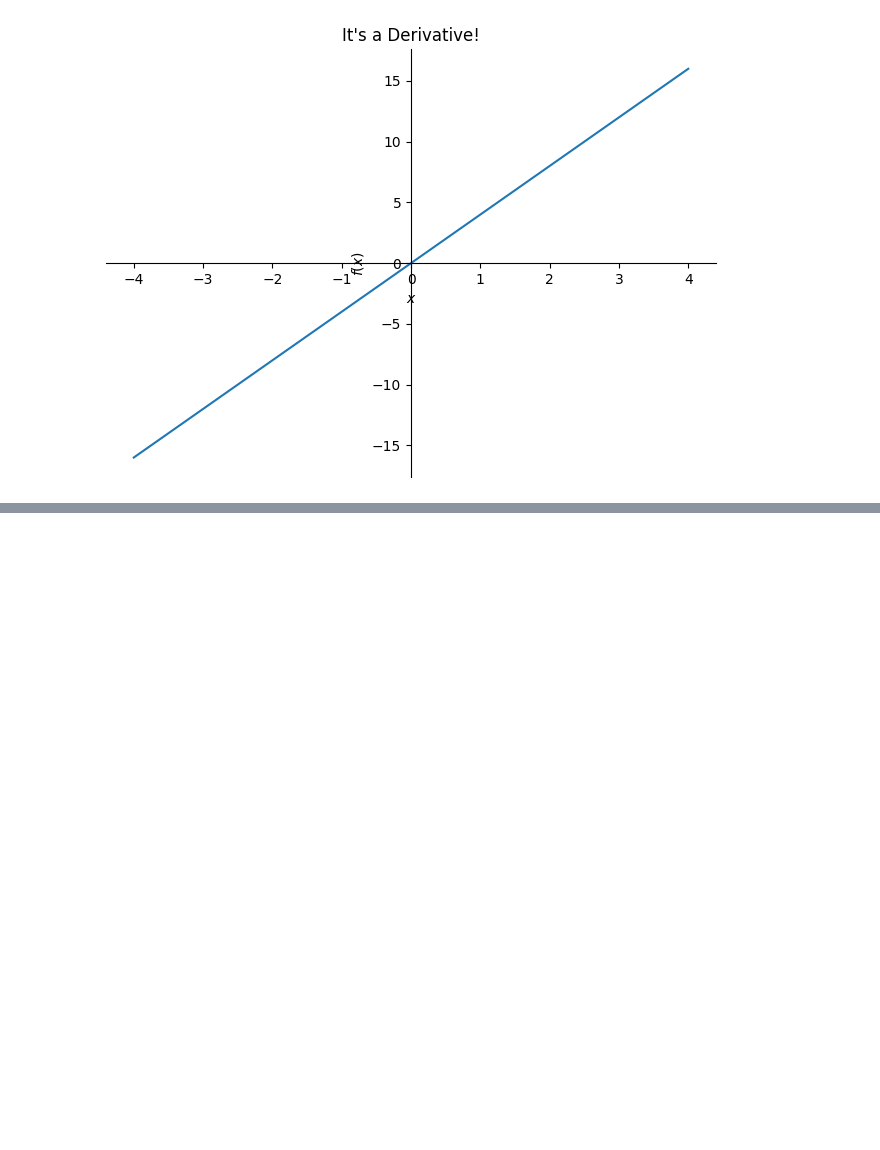
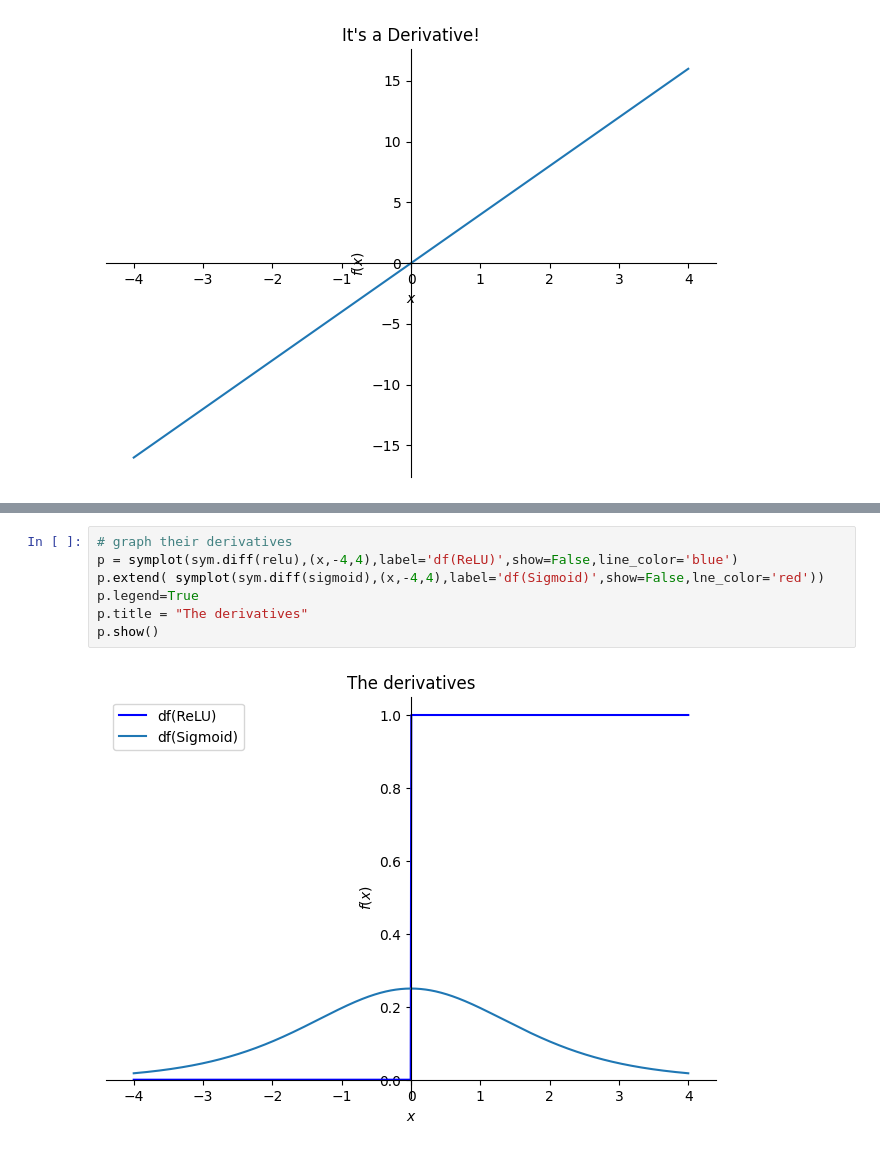
Before and after one commit to lazyjitsu/DUDL-Pytorch, a Jupyter notebook: Derivatives.ipynb, the cells around one changed output, grey strips where cells are left out. Drawn from its saved outputs; the diff is of its cells as text; blank space fills up the shorter version.

Commit message:
Derivative lect complete

```diff
--- a/Derivatives.ipynb
+++ b/Derivatives.ipynb
@@ -22,0 +37,9 @@ plt.show()
+# %%
+# graph their derivatives
+p = symplot(sym.diff(relu),(x,-4,4),label='df(ReLU)',show=False,line_color='blue')
+p.extend( symplot(sym.diff(sigmoid),(x,-4,4),label='df(Sigmoid)',show=False,lne_color='red'))
+p.legend=True
+p.title = "The derivatives"
+p.show()
+# %% [output]
+[figure, added]
```
Also changed, not shown: parts of 6 cells of this notebook, 1 other file.
